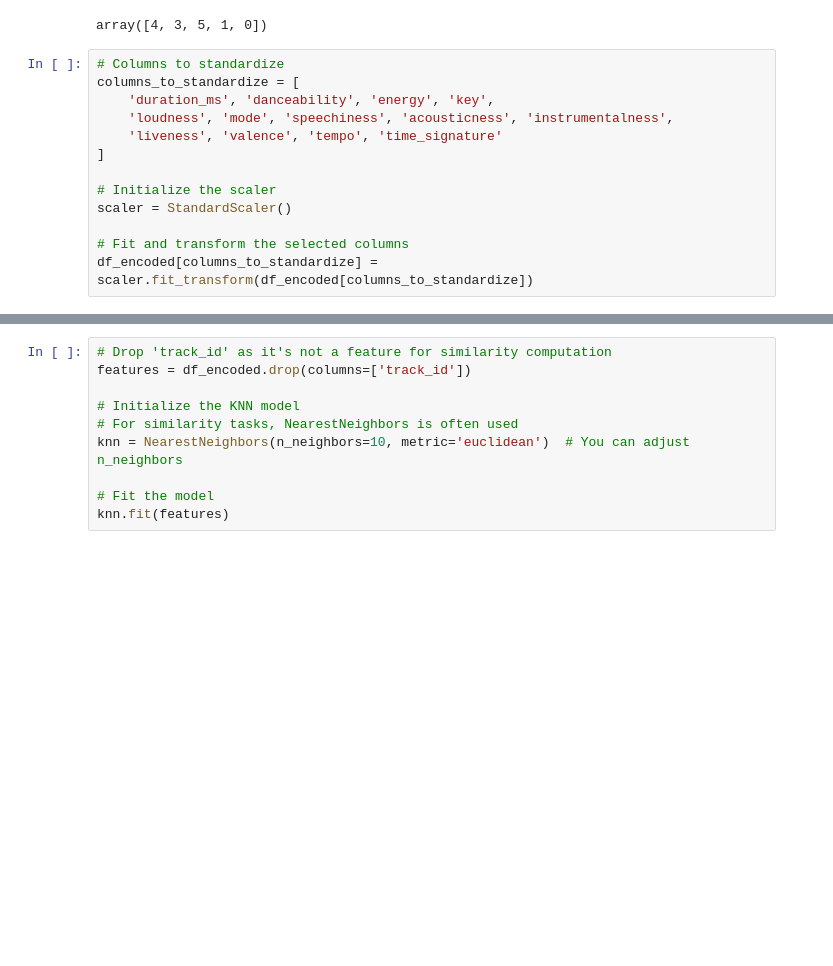
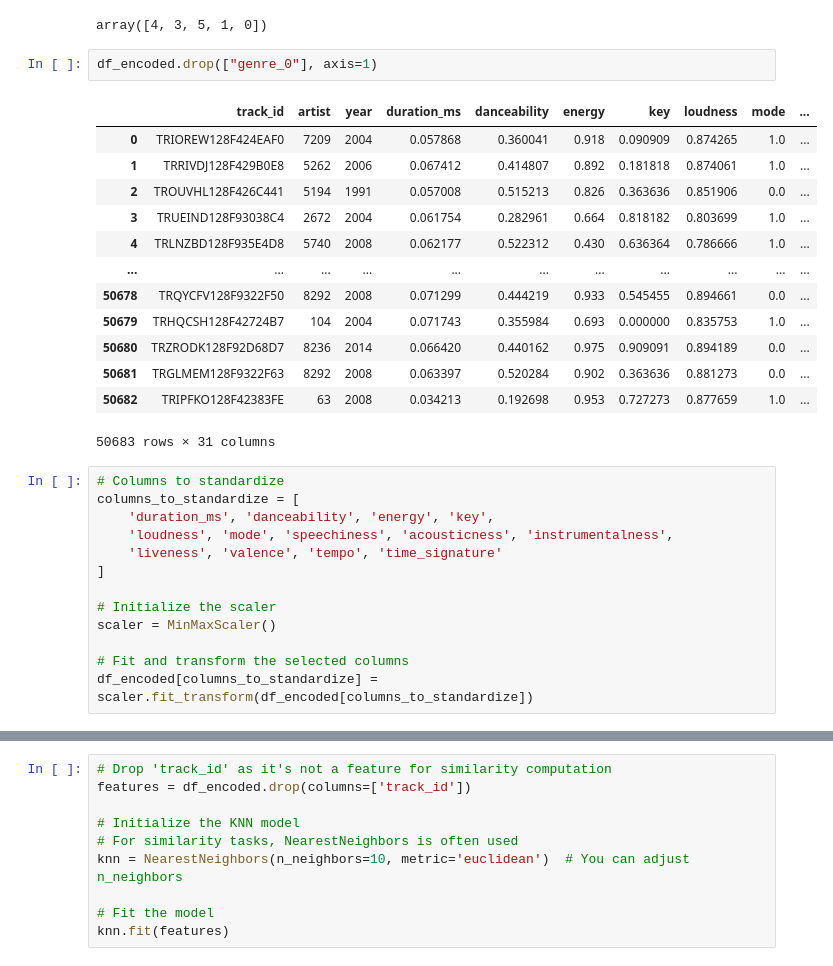
Before and after one commit to hanaahh21/MusicRec, a Jupyter notebook: notebooks/similar-item-recommendation-using-knn.ipynb, the cells around one changed output, grey strips where cells are left out. Drawn from its saved outputs; the diff is of its cells as text; blank space fills up the shorter version.

```diff
--- a/notebooks/similar-item-recommendation-using-knn.ipynb
+++ b/notebooks/similar-item-recommendation-using-knn.ipynb
@@ -128,6 +125,22 @@ df_encoded[["key", "time_signature"]].head(10)
 df_encoded["time_signature"].unique()
 # %% [output]
 array([4, 3, 5, 1, 0])
+# %%
+df_encoded.drop(["genre_0"], axis=1)
+# %% [output]
+|  | track_id | artist | year | duration_ms | danceability | energy | key | loudness | mode | ... |
+| 0 | TRIOREW128F424EAF0 | 7209 | 2004 | 0.057868 | 0.360041 | 0.918 | 0.090909 | 0.874265 | 1.0 | ... |
+| 1 | TRRIVDJ128F429B0E8 | 5262 | 2006 | 0.067412 | 0.414807 | 0.892 | 0.181818 | 0.874061 | 1.0 | ... |
+| 2 | TROUVHL128F426C441 | 5194 | 1991 | 0.057008 | 0.515213 | 0.826 | 0.363636 | 0.851906 | 0.0 | ... |
+| 3 | TRUEIND128F93038C4 | 2672 | 2004 | 0.061754 | 0.282961 | 0.664 | 0.818182 | 0.803699 | 1.0 | ... |
+| 4 | TRLNZBD128F935E4D8 | 5740 | 2008 | 0.062177 | 0.522312 | 0.430 | 0.636364 | 0.786666 | 1.0 | ... |
+| ... | ... | ... | ... | ... | ... | ... | ... | ... | ... | ... |
+| 50678 | TRQYCFV128F9322F50 | 8292 | 2008 | 0.071299 | 0.444219 | 0.933 | 0.545455 | 0.894661 | 0.0 | ... |
+| 50679 | TRHQCSH128F42724B7 | 104 | 2004 | 0.071743 | 0.355984 | 0.693 | 0.000000 | 0.835753 | 1.0 | ... |
+| 50680 | TRZRODK128F92D68D7 | 8236 | 2014 | 0.066420 | 0.440162 | 0.975 | 0.909091 | 0.894189 | 0.0 | ... |
+| 50681 | TRGLMEM128F9322F63 | 8292 | 2008 | 0.063397 | 0.520284 | 0.902 | 0.363636 | 0.881273 | 0.0 | ... |
+| 50682 | TRIPFKO128F42383FE | 63 | 2008 | 0.034213 | 0.192698 | 0.953 | 0.727273 | 0.877659 | 1.0 | ... |
+50683 rows × 31 columns
 # %%
 # Columns to standardize
 columns_to_standardize = [
@@ -137,7 +150,7 @@ columns_to_standardize = [
 ]
 
 # Initialize the scaler
-scaler = StandardScaler()
+scaler = MinMaxScaler()
 
 # Fit and transform the selected columns
 df_encoded[columns_to_standardize] = scaler.fit_transform(df_encoded[columns_to_standardize])
```
Also changed, not shown: parts of 20 cells of this notebook, 1 other file.
